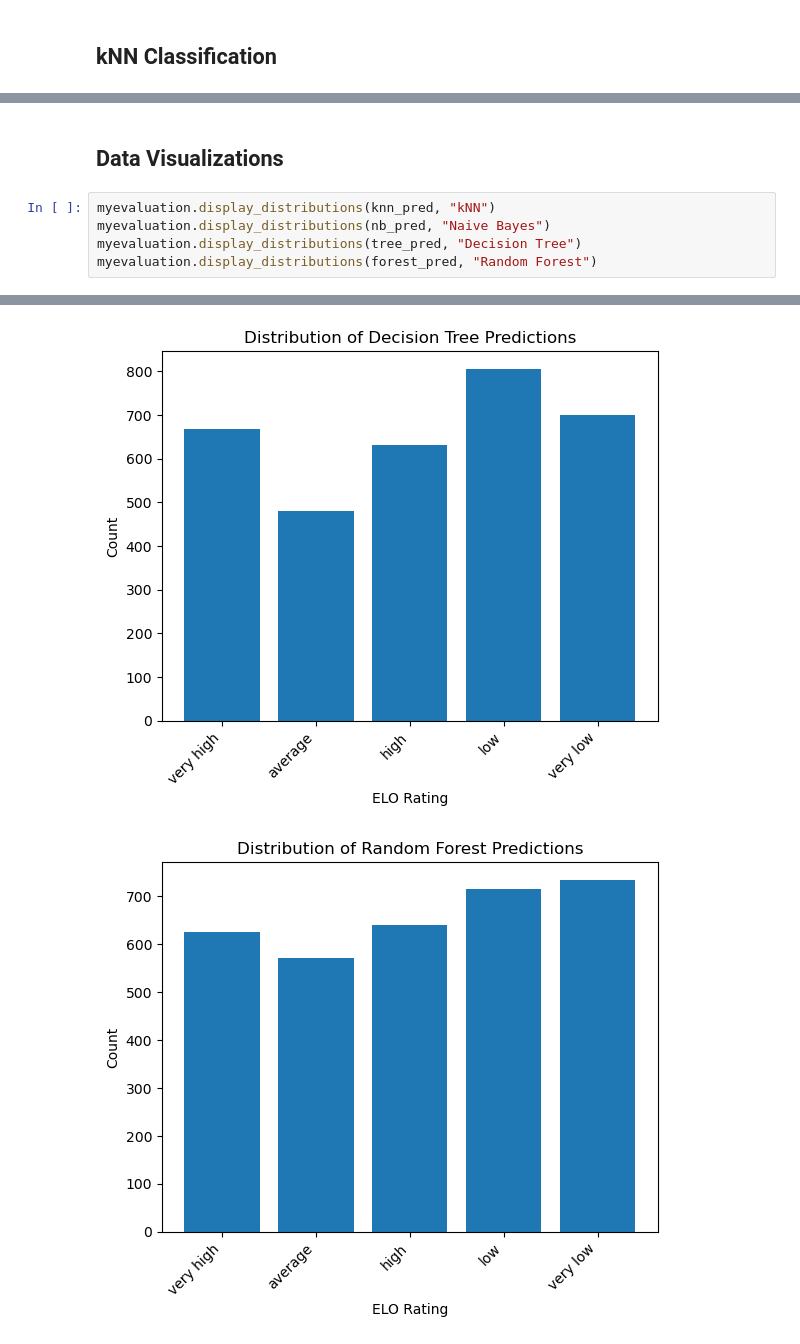
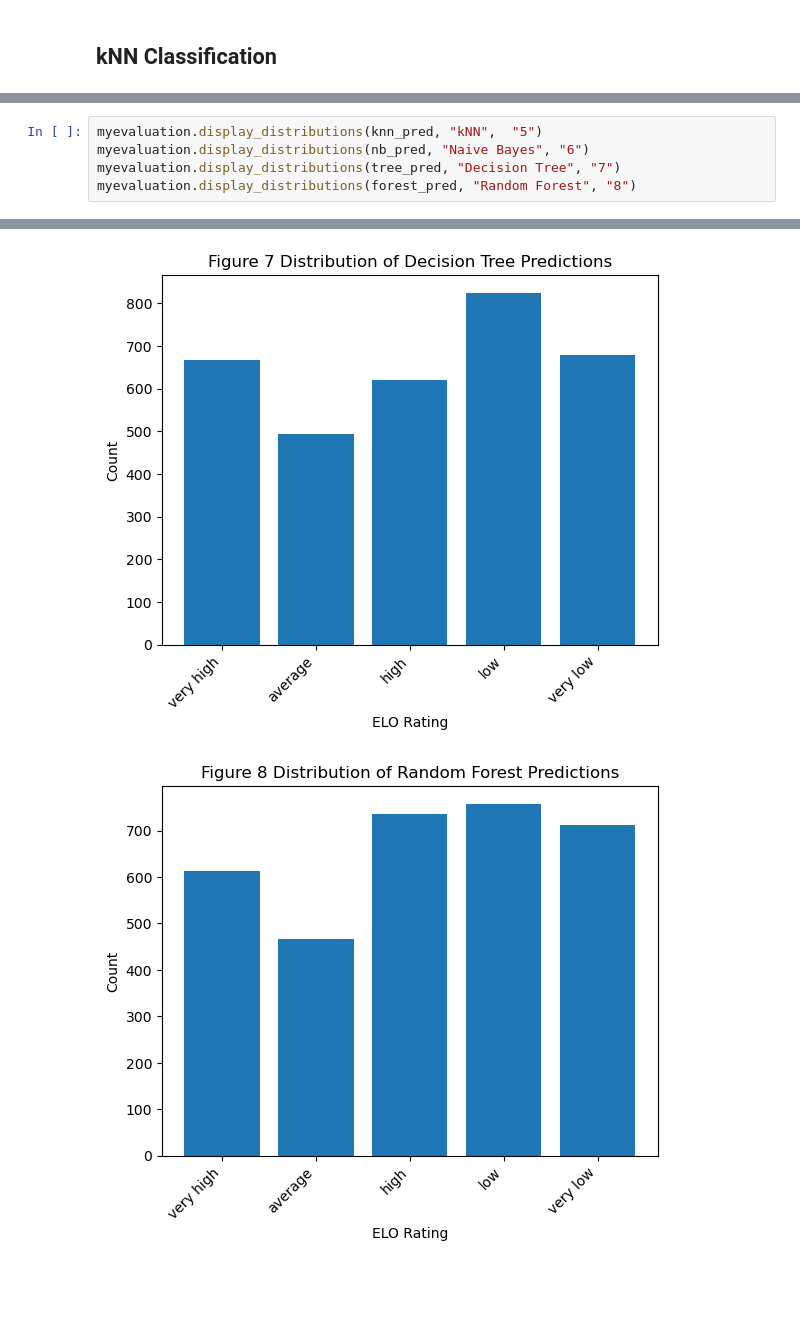
Before and after one commit to gabeh135/CPSC322-FinalProject, a Jupyter notebook: project_writeup.ipynb, the cells around one changed output, grey strips where cells are left out. Saved outputs shown, nothing was run; the diff lists cells and outputs as text; blank space fills up the shorter version.

```diff
--- a/project_writeup.ipynb
+++ b/project_writeup.ipynb
@@ -265,8 +285,6 @@ very low             0       2          7    150         498      657
-# %% [markdown]
-## Data Visualizations
 # %%
-myevaluation.display_distributions(knn_pred, "kNN")
-myevaluation.display_distributions(nb_pred, "Naive Bayes")
-myevaluation.display_distributions(tree_pred, "Decision Tree")
-myevaluation.display_distributions(forest_pred, "Random Forest")
+myevaluation.display_distributions(knn_pred, "kNN",  "5")
+myevaluation.display_distributions(nb_pred, "Naive Bayes", "6")
+myevaluation.display_distributions(tree_pred, "Decision Tree", "7")
+myevaluation.display_distributions(forest_pred, "Random Forest", "8")
 # %% [output]
@@ -275,2 +293,2 @@ myevaluation.display_distributions(forest_pred, "Random Forest")
-[figure, old version]
+[figure, new version]
-[figure, old version]
+[figure, new version]
```
Also changed, not shown: parts of 15 cells of this notebook, 1 other file.
